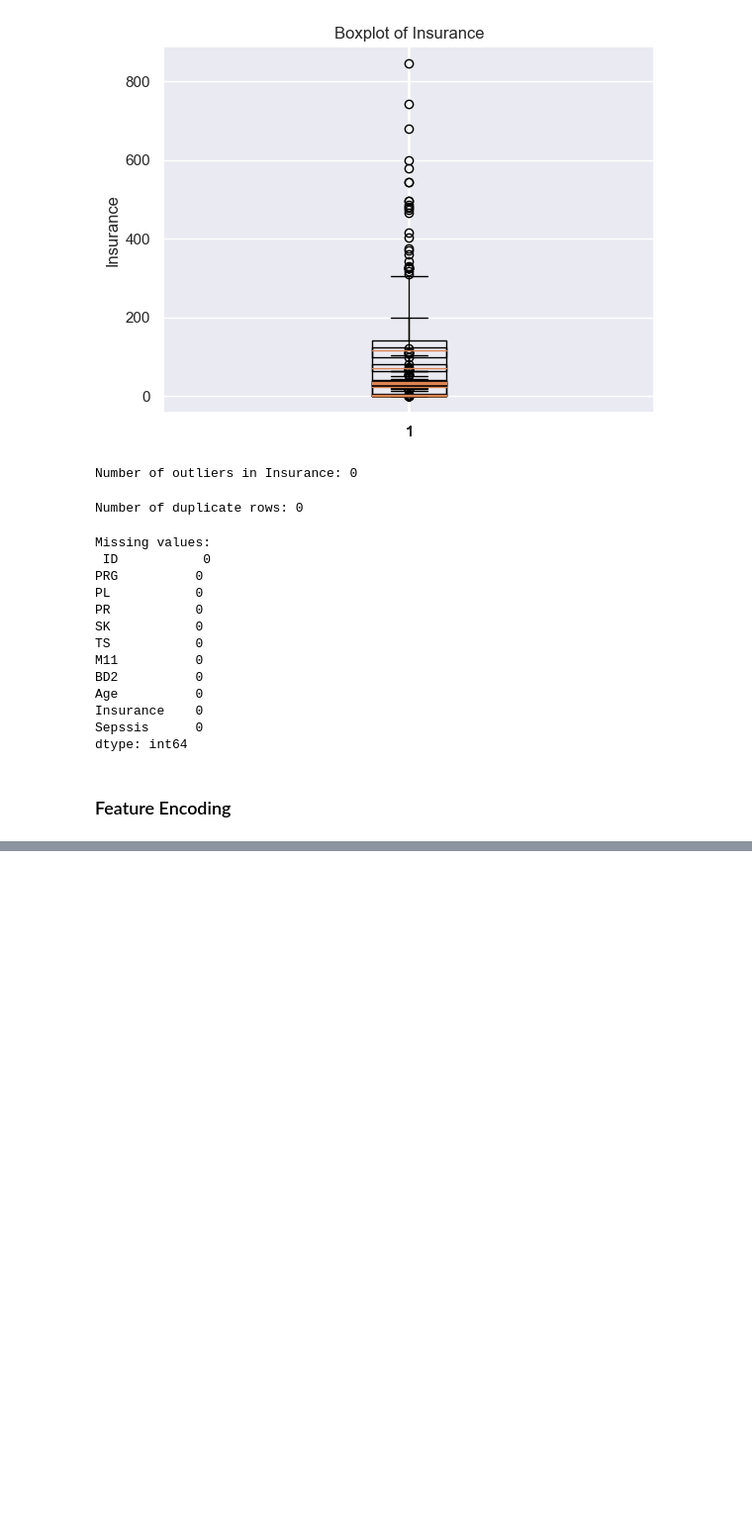
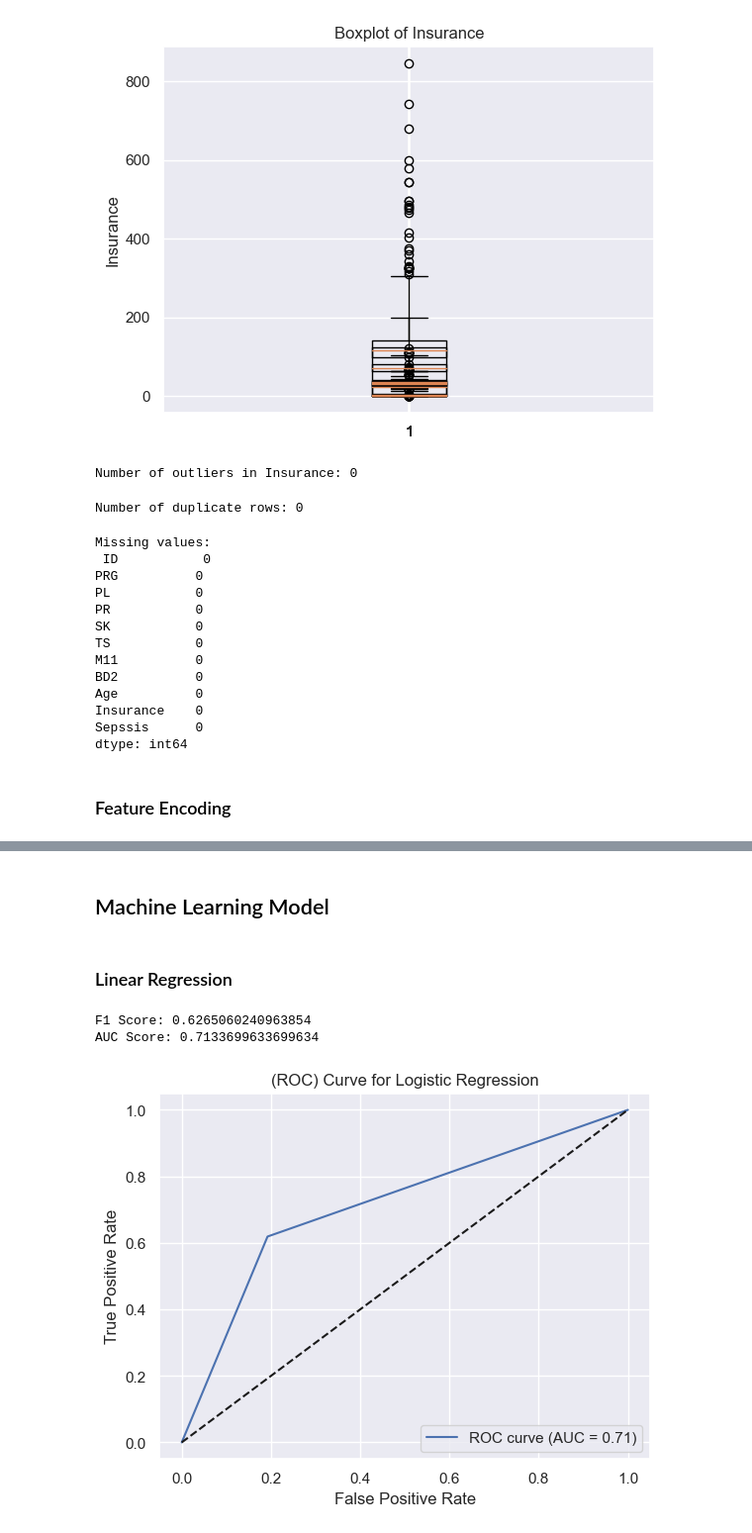
Before and after one commit to Ephicho/ML_API, a Jupyter notebook: Sepsis_Data_Analysis.ipynb, the cells around one changed output, grey strips where cells are left out. Shown at 99% size. Cells and saved outputs as stored; diff of their text form; code cells hidden in the pictures; blank space fills up the shorter version.

```diff
--- a/Sepsis_Data_Analysis.ipynb
+++ b/Sepsis_Data_Analysis.ipynb
@@ -557,0 +587,5 @@ AttributeError: 'NoneType' object has no attribute 'head'
+# %%
+# Handle missing values
+numerical_imputer = SimpleImputer(strategy='mean')
+X_train_imputed = numerical_imputer.fit_transform(X_train)
+X_eval_imputed = numerical_imputer.transform(X_eval)
@@ -557,0 +610,49 @@ AttributeError: 'NoneType' object has no attribute 'head'
+# %%
+# Scale the data
+X_train_df = scale_data(X_train_imputed, scaler, columns)
+X_eval_df = scale_data(X_eval_imputed, scaler, columns)
+X_test = scale_data(X_test_imputed, scaler, columns)
+# %% [markdown]
+## Machine Learning Model
+# %% [markdown]
+### Linear Regression
+# %%
+def logistic_regression_model(X_train, y_train, X_eval, y_eval):
+    # Fit logistic regression model
+    lr_model = LogisticRegression()
+    lr_model.fit(X_train, y_train)
+
+    # Make predictions on the evaluation set
+    lr_preds = lr_model.predict(X_eval)
+
+    # Calculate F1 score
+    lr_f1_score = f1_score(y_eval, lr_preds)
+
+    # Calculate false positive rate, true positive rate, and thresholds using roc_curve
+    fpr, tpr, thresholds = roc_curve(y_eval, lr_preds)
+
+    # Calculate AUC score
+    lr_auc_score = roc_auc_score(y_eval, lr_preds)
+
+    return lr_model, lr_preds, lr_f1_score, fpr, tpr, thresholds, lr_auc_score
+# %%
+# Call the function and get the outputs
+lr_model, lr_preds, lr_f1_score, fpr, tpr, thresholds, lr_auc_score = logistic_regression_model(X_train_df, y_train, X_eval_df, y_eval)
+
+print("F1 Score:", lr_f1_score)
+print("AUC Score:", lr_auc_score)
+# %% [output]
+F1 Score: 0.6265060240963854
+AUC Score: 0.7133699633699634
+# %%
+# Plot the ROC curve
+plt.figure()
+plt.plot(fpr, tpr, label='ROC curve (AUC = %0.2f)' % lr_auc_score)
+plt.plot([0, 1], [0, 1], 'k--')  # diagonal line
+plt.xlabel('False Positive Rate')
+plt.ylabel('True Positive Rate')
+plt.title('(ROC) Curve for Logistic Regression')
+plt.legend(loc='lower right')
+plt.show()
+# %% [output]
+[figure, added]
```
Also changed, not shown: parts of 42 cells of this notebook.
